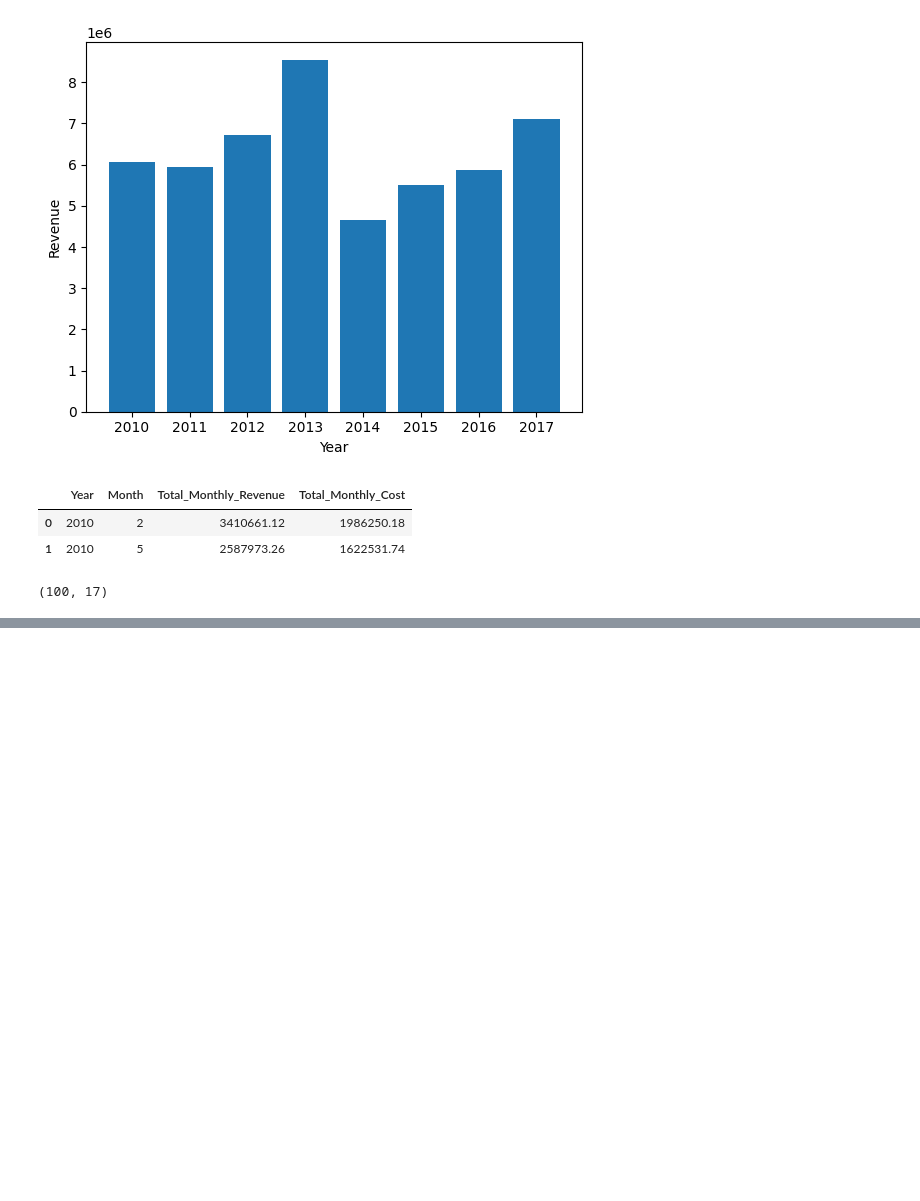
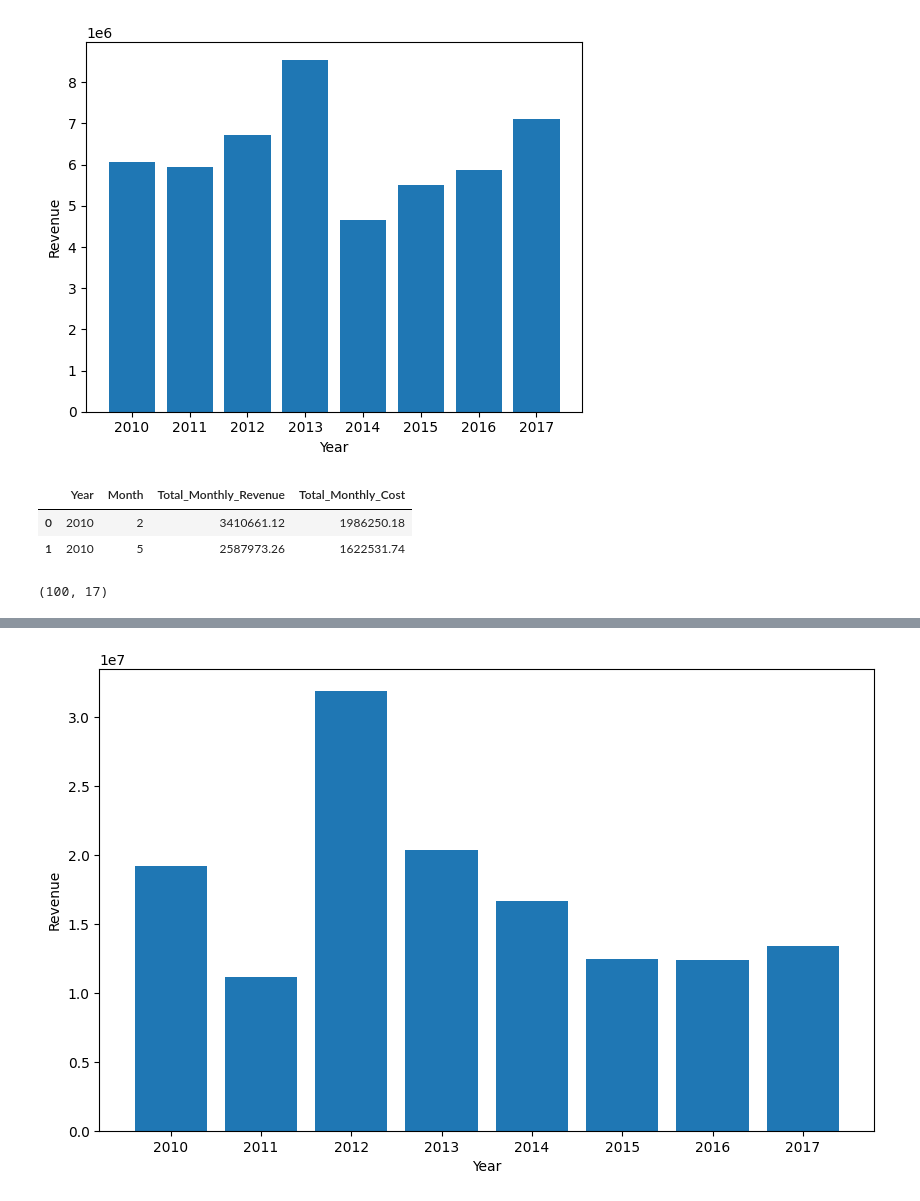
Before and after one commit to vikrantpagare/Amazon-sales-Data-Analysis, a Jupyter notebook: amazon.ipynb, the cells around one changed output, grey strips where cells are left out. Drawn from its saved outputs; the diff is of its cells as text; code cells hidden in the pictures; blank space fills up the shorter version.

```diff
--- a/amazon.ipynb
+++ b/amazon.ipynb
@@ -124,3 +129,7 @@ monthly_revenue.head(2)
 df.shape
 # %% [output]
 (100, 17)
+# %%
+#Yearly Revenue
+Yearly_plot = monthly_revenue.groupby('Year')['Total_Monthly_Revenue'].sum()
+Yearly_plot.sort_values()
@@ -126,0 +147,8 @@ df.shape
+# %%
+plt.figure (figsize=(10,6))
+plt.bar(Yearly_plot.index,Yearly_plot.values)
+plt.xlabel('Year')
+plt.ylabel('Revenue')
+plt.show()
+# %% [output]
+[figure, added]
```
Also changed, not shown: parts of 4 cells of this notebook.
